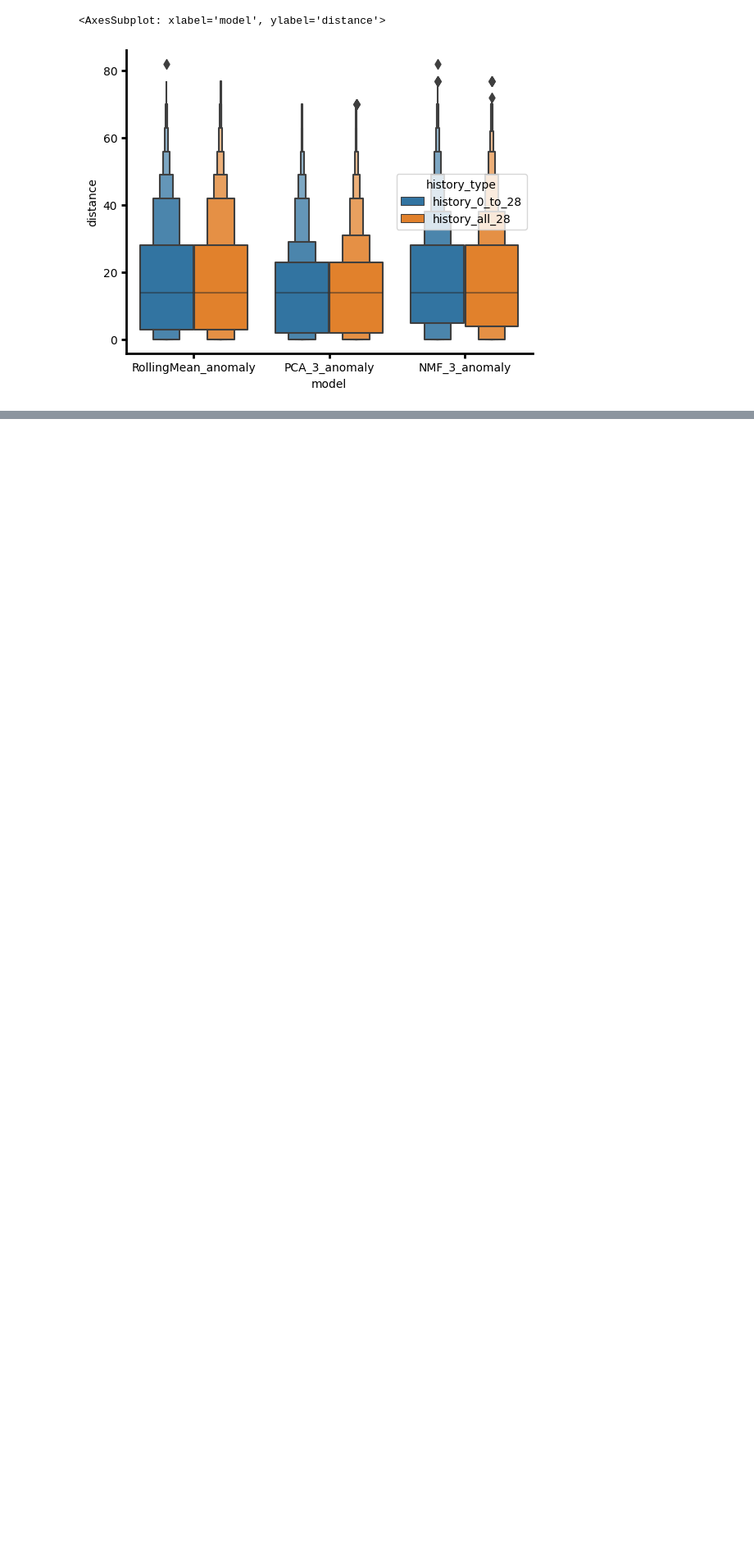
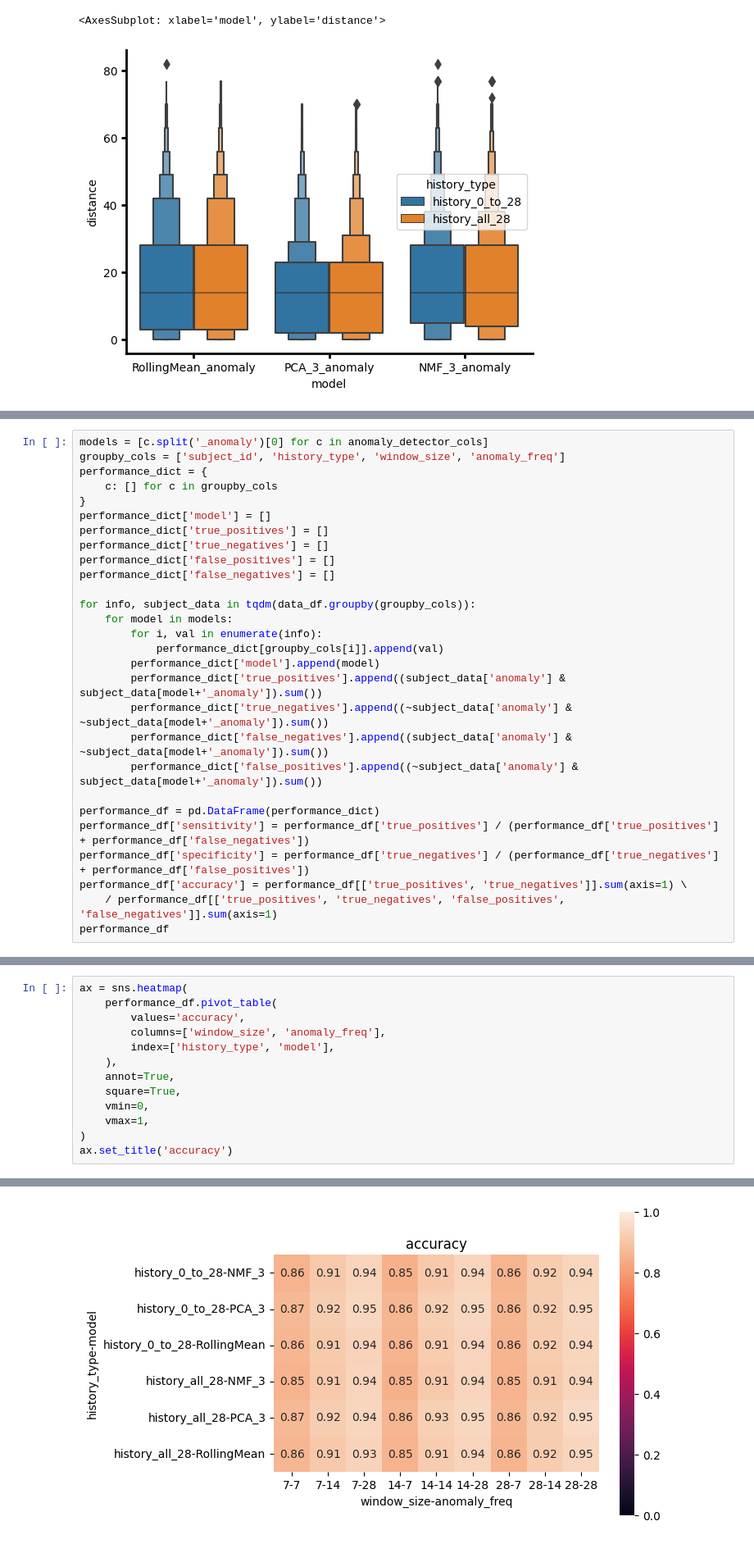
Before and after one commit to akre96/mhealth_anomaly_detection, a Jupyter notebook: notebooks/anomalies_simulated_vs_detected.ipynb, the cells around one changed output, grey strips where cells are left out. Shown: that part at 82% size. Cells and saved outputs as stored; diff of their text form; blank space fills up the shorter version.

```diff
--- a/notebooks/anomalies_simulated_vs_detected.ipynb
+++ b/notebooks/anomalies_simulated_vs_detected.ipynb
@@ -274,0 +266,28 @@ anomaly_detector_behavior.describe()
+# %%
+models = [c.split('_anomaly')[0] for c in anomaly_detector_cols]
+groupby_cols = ['subject_id', 'history_type', 'window_size', 'anomaly_freq']
+performance_dict = {
+    c: [] for c in groupby_cols
+}
+performance_dict['model'] = []
+performance_dict['true_positives'] = []
+performance_dict['true_negatives'] = []
+performance_dict['false_positives'] = []
+performance_dict['false_negatives'] = []
+
+for info, subject_data in tqdm(data_df.groupby(groupby_cols)):
+    for model in models:
+        for i, val in enumerate(info):
+            performance_dict[groupby_cols[i]].append(val)
+        performance_dict['model'].append(model)
+        performance_dict['true_positives'].append((subject_data['anomaly'] & subject_data[model+'_anomaly']).sum())
+        performance_dict['true_negatives'].append((~subject_data['anomaly'] & ~subject_data[model+'_anomaly']).sum())
+        performance_dict['false_negatives'].append((subject_data['anomaly'] & ~subject_data[model+'_anomaly']).sum())
+        performance_dict['false_positives'].append((~subject_data['anomaly'] & subject_data[model+'_anomaly']).sum())
+
+performance_df = pd.DataFrame(performance_dict)
+performance_df['sensitivity'] = performance_df['true_positives'] / (performance_df['true_positives'] + performance_df['false_negatives'])
+performance_df['specificity'] = performance_df['true_negatives'] / (performance_df['true_negatives'] + performance_df['false_positives'])
+performance_df['accuracy'] = performance_df[['true_positives', 'true_negatives']].sum(axis=1) \
+    / performance_df[['true_positives', 'true_negatives', 'false_positives', 'false_negatives']].sum(axis=1)
+performance_df
@@ -274,0 +308,14 @@ anomaly_detector_behavior.describe()
+# %%
+ax = sns.heatmap(
+    performance_df.pivot_table(
+        values='accuracy',
+        columns=['window_size', 'anomaly_freq'],
+        index=['history_type', 'model'],
+    ),
+    annot=True,
+    square=True,
+    vmin=0,
+    vmax=1,
+)
+ax.set_title('accuracy')
+# %% [output]
@@ -274,0 +323 @@ anomaly_detector_behavior.describe()
+[figure, added]
```
Also changed, not shown: parts of 6 cells of this notebook, 6 other files.
